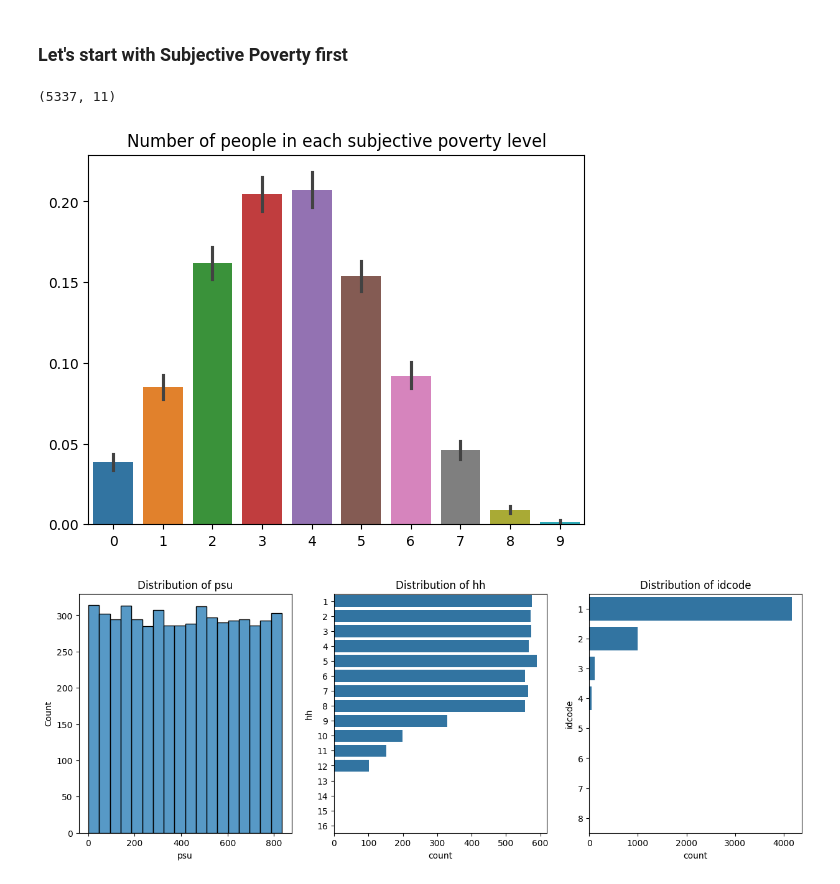
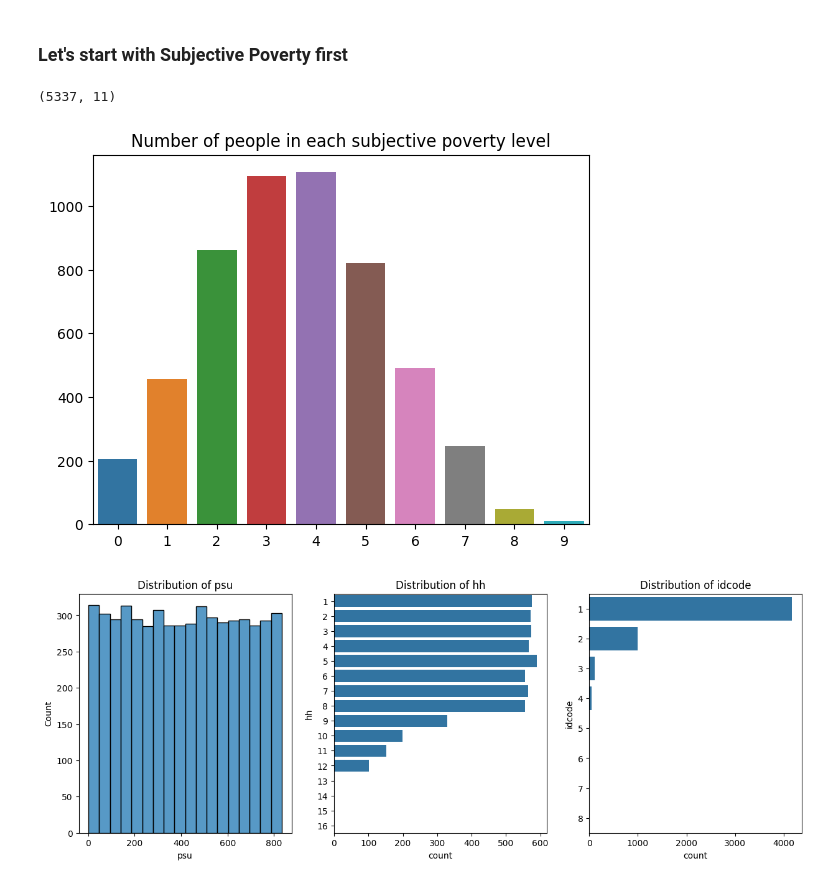
Before and after one commit to BorisLeung/STA841Kaggle, a Jupyter notebook: eda.ipynb, the cells around one changed output. Drawn from its saved outputs; the diff is of its cells as text; code cells hidden in the pictures.

```diff
--- a/eda.ipynb
+++ b/eda.ipynb
@@ -26,14 +26,14 @@ pov_train = pd.read_csv(os.path.join(DATA_DIR, pov_train_data))
 # %%
 print(pov_train.shape)
 
 # a very normal like distribution!
-ax = sns.barplot(pov_train.iloc[:, 1:])
+ax = sns.barplot(pov_train.iloc[:, 1:], estimator="sum", errorbar=None)
 ax.set_xticklabels(list(range(10)))
 plt.title("Number of people in each subjective poverty level")
 plt.show()
 # %% [output]
 (5337, 11)
-[figure, old version]
+[figure, new version]
 # %%
 pov_train[["psu", "hh", "idcode"]] = (
     pov_train["psu_hh_idcode"].str.split("_", expand=True).astype(int)
```
Also changed, not shown: parts of 3 cells of this notebook.
